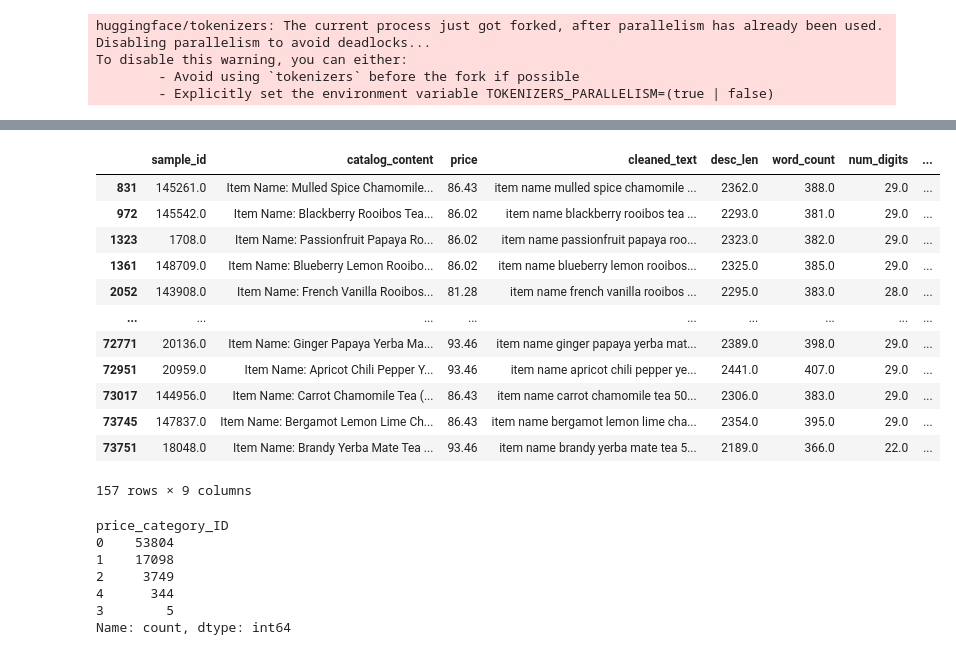
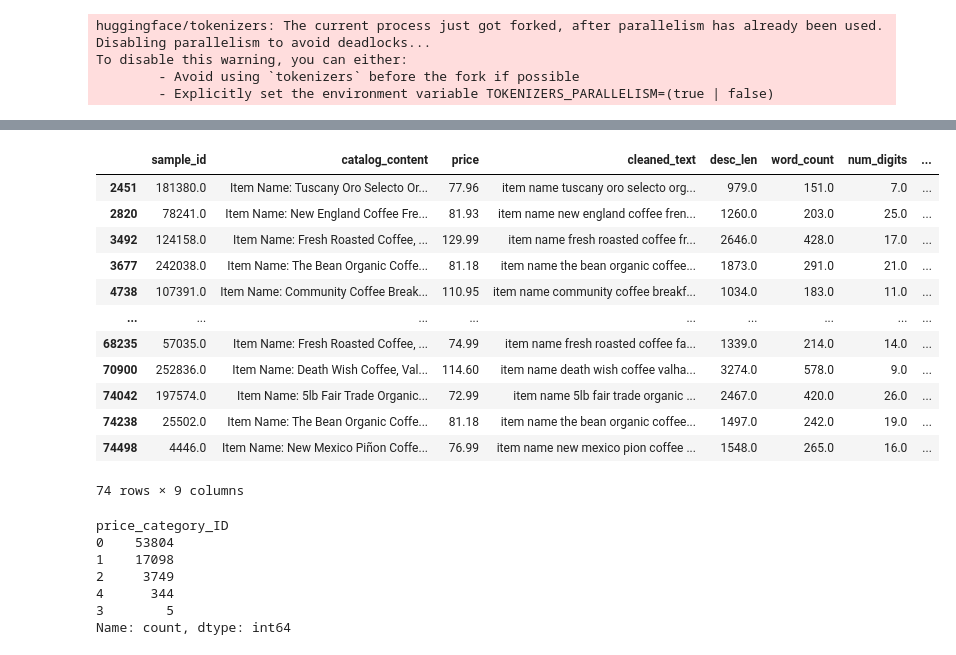
Before and after one commit to akshatsinha2027/SmartCatalogAI, a Jupyter notebook: BERT.ipynb, the cells around one changed output, grey strips where cells are left out. Cells and saved outputs as stored; diff of their text form; code cells hidden in the pictures.

```diff
--- a/BERT.ipynb
+++ b/BERT.ipynb
@@ -98,10 +98,10 @@ df["num_digits"]=df["cleaned_text"].str.count(r"\d")
 # %%
 from sklearn.decomposition import PCA
 from sklearn.cluster import KMeans
-pca=PCA(n_components=300,random_state=42)
-x_pca=pca.fit_transform(embeddings)
+#pca=PCA(n_components=300,random_state=42)
+#x_pca=pca.fit_transform(embeddings)
 kmeans=KMeans(n_clusters=121,random_state=42)
-df['automated_category_ID']=kmeans.fit_predict(x_pca)
+df['automated_category_ID']=kmeans.fit_predict(embeddings)
 # %% [output]
 huggingface/tokenizers: The current process just got forked, after parallelism has already been used. Disabling parallelism to avoid deadlocks...
 To disable this warning, you can either:
@@ -144,19 +144,19 @@ df.where(df['automated_category_ID']==26).dropna()
 # %%
-df.where((df['automated_category_ID']==26) & (df['price_category_ID']==2)).dropna()
+df.where((df['automated_category_ID']==65) & (df['price_category_ID']==2)).dropna()
 # %% [output]
 |  | sample_id | catalog_content | price | cleaned_text | desc_len | word_count | num_digits | ... |
-| 831 | 145261.0 | Item Name: Mulled Spice Chamomile... | 86.43 | item name mulled spice chamomile ... | 2362.0 | 388.0 | 29.0 | ... |
-| 972 | 145542.0 | Item Name: Blackberry Rooibos Tea... | 86.02 | item name blackberry rooibos tea ... | 2293.0 | 381.0 | 29.0 | ... |
-| 1323 | 1708.0 | Item Name: Passionfruit Papaya Ro... | 86.02 | item name passionfruit papaya roo... | 2323.0 | 382.0 | 29.0 | ... |
-| 1361 | 148709.0 | Item Name: Blueberry Lemon Rooibo... | 86.02 | item name blueberry lemon rooibos... | 2325.0 | 385.0 | 29.0 | ... |
-| 2052 | 143908.0 | Item Name: French Vanilla Rooibos... | 81.28 | item name french vanilla rooibos ... | 2295.0 | 383.0 | 28.0 | ... |
+| 2451 | 181380.0 | Item Name: Tuscany Oro Selecto Or... | 77.96 | item name tuscany oro selecto org... | 979.0 | 151.0 | 7.0 | ... |
+| 2820 | 78241.0 | Item Name: New England Coffee Fre... | 81.93 | item name new england coffee fren... | 1260.0 | 203.0 | 25.0 | ... |
+| 3492 | 124158.0 | Item Name: Fresh Roasted Coffee, ... | 129.99 | item name fresh roasted coffee fr... | 2646.0 | 428.0 | 17.0 | ... |
+| 3677 | 242038.0 | Item Name: The Bean Organic Coffe... | 81.18 | item name the bean organic coffee... | 1873.0 | 291.0 | 21.0 | ... |
+| 4738 | 107391.0 | Item Name: Community Coffee Break... | 110.95 | item name community coffee breakf... | 1034.0 | 183.0 | 11.0 | ... |
 | ... | ... | ... | ... | ... | ... | ... | ... | ... |
-| 72771 | 20136.0 | Item Name: Ginger Papaya Yerba Ma... | 93.46 | item name ginger papaya yerba mat... | 2389.0 | 398.0 | 29.0 | ... |
-| 72951 | 20959.0 | Item Name: Apricot Chili Pepper Y... | 93.46 | item name apricot chili pepper ye... | 2441.0 | 407.0 | 29.0 | ... |
-| 73017 | 144956.0 | Item Name: Carrot Chamomile Tea (... | 86.43 | item name carrot chamomile tea 50... | 2306.0 | 383.0 | 29.0 | ... |
-| 73745 | 147837.0 | Item Name: Bergamot Lemon Lime Ch... | 86.43 | item name bergamot lemon lime cha... | 2354.0 | 395.0 | 29.0 | ... |
-| 73751 | 18048.0 | Item Name: Brandy Yerba Mate Tea ... | 93.46 | item name brandy yerba mate tea 5... | 2189.0 | 366.0 | 22.0 | ... |
+| 68235 | 57035.0 | Item Name: Fresh Roasted Coffee, ... | 74.99 | item name fresh roasted coffee fa... | 1339.0 | 214.0 | 14.0 | ... |
+| 70900 | 252836.0 | Item Name: Death Wish Coffee, Val... | 114.60 | item name death wish coffee valha... | 3274.0 | 578.0 | 9.0 | ... |
+| 74042 | 197574.0 | Item Name: 5lb Fair Trade Organic... | 72.99 | item name 5lb fair trade organic ... | 2467.0 | 420.0 | 26.0 | ... |
+| 74238 | 25502.0 | Item Name: The Bean Organic Coffe... | 81.18 | item name the bean organic coffee... | 1497.0 | 242.0 | 19.0 | ... |
+| 74498 | 4446.0 | Item Name: New Mexico Piñon Coffe... | 76.99 | item name new mexico pion coffee ... | 1548.0 | 265.0 | 16.0 | ... |
-157 rows × 9 columns
+74 rows × 9 columns
 # %%
 df['price_category_ID'].value_counts()
 # %% [output]
```
Also changed, not shown: parts of 9 cells of this notebook.
